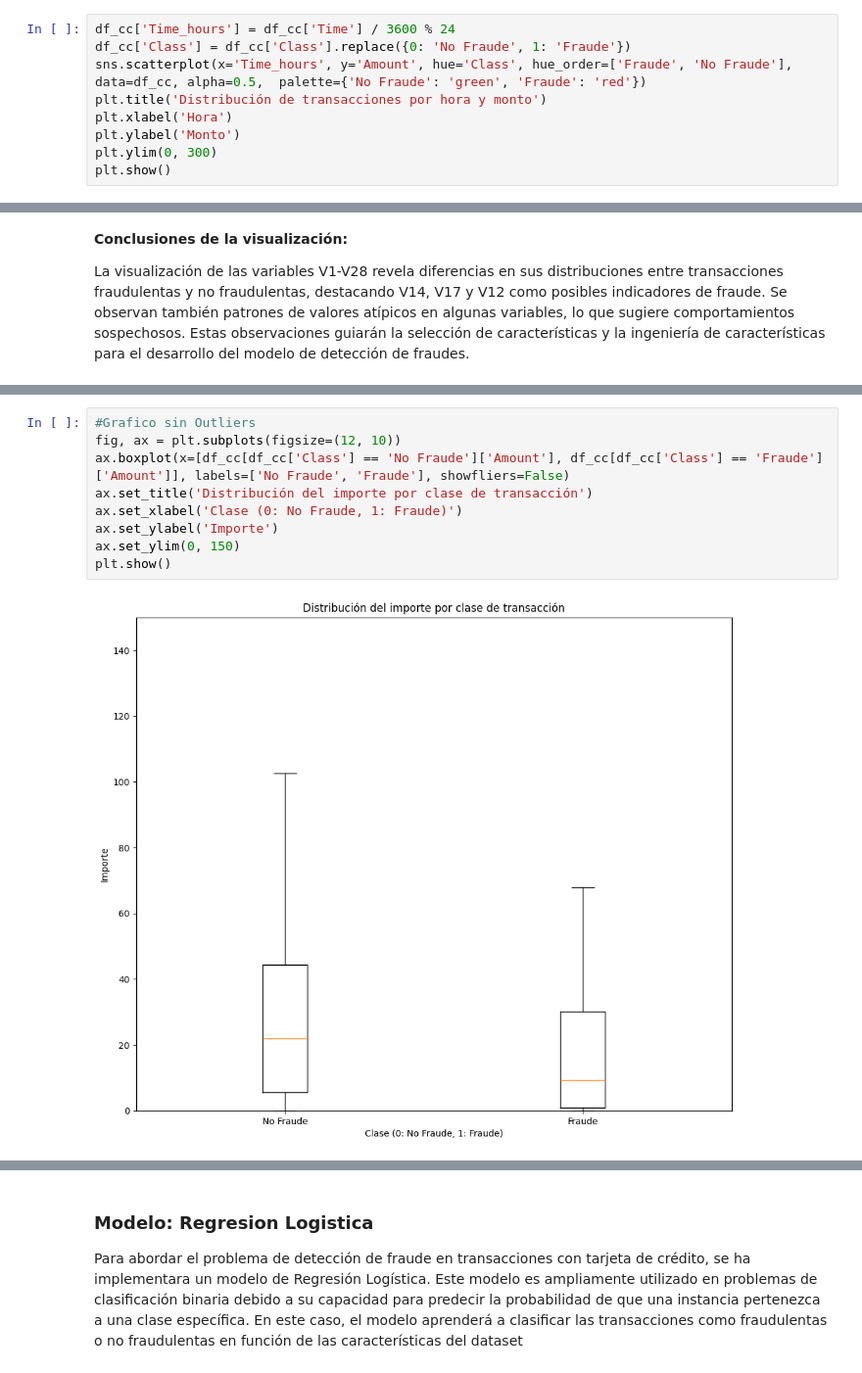
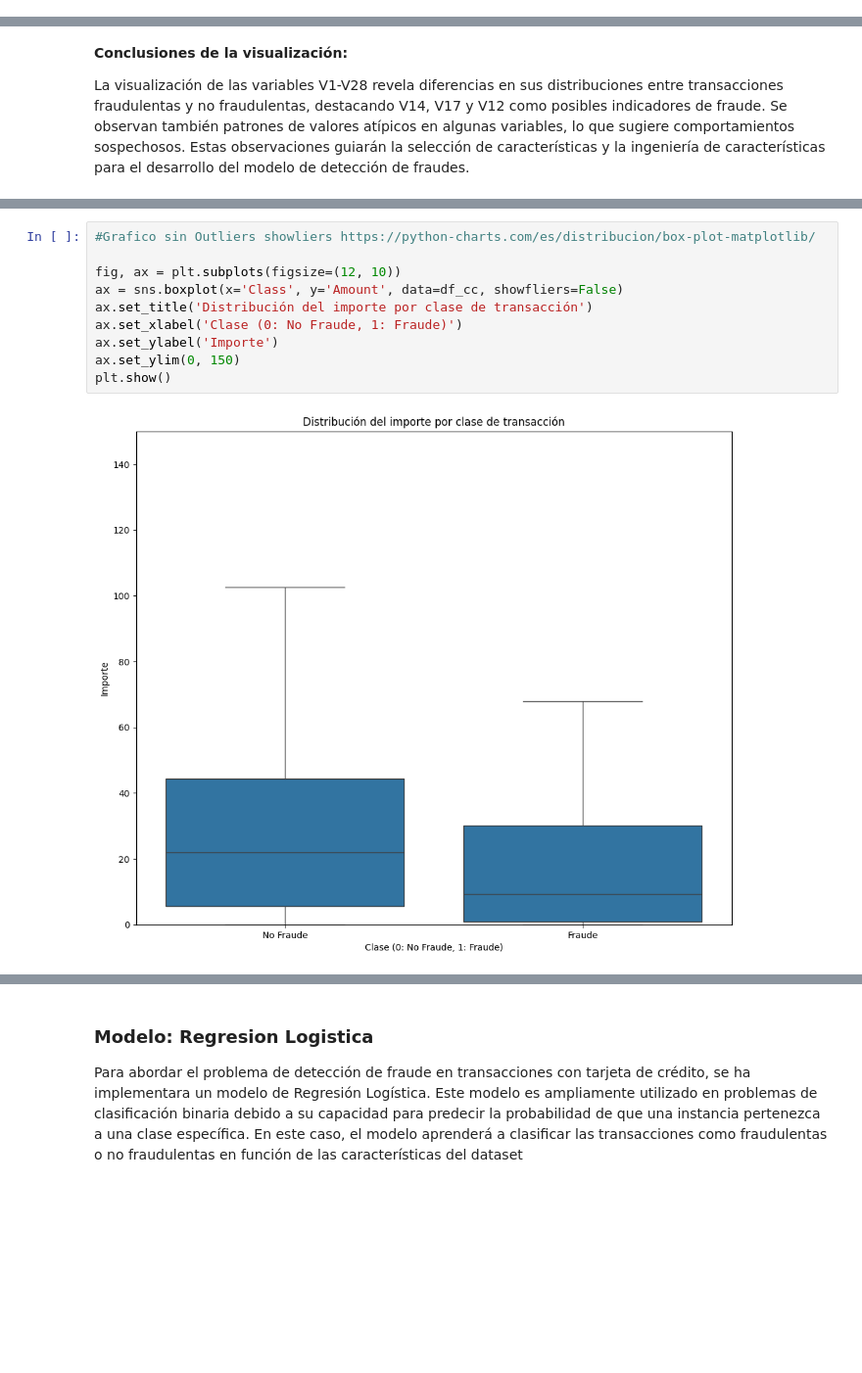
Before and after one commit to dmrivero87/coder_proyectDT, a Jupyter notebook: ProyectoDS_ParteIII_DRivero.ipynb, the cells around one changed output, grey strips where cells are left out. Shown at 98% size. Drawn from its saved outputs; the diff is of its cells as text; blank space fills up the shorter version.

```diff
--- a/ProyectoDS_ParteIII_DRivero.ipynb
+++ b/ProyectoDS_ParteIII_DRivero.ipynb
@@ -187,9 +179,0 @@ plt.show()
-# %%
-df_cc['Time_hours'] = df_cc['Time'] / 3600 % 24
-df_cc['Class'] = df_cc['Class'].replace({0: 'No Fraude', 1: 'Fraude'})
-sns.scatterplot(x='Time_hours', y='Amount', hue='Class', hue_order=['Fraude', 'No Fraude'], data=df_cc, alpha=0.5,  palette={'No Fraude': 'green', 'Fraude': 'red'})
-plt.title('Distribución de transacciones por hora y monto')
-plt.xlabel('Hora')
-plt.ylabel('Monto')
-plt.ylim(0, 300)
-plt.show()
@@ -247,11 +227,12 @@ Estas observaciones guiarán la selección de características y la ingeniería
 # %%
-#Grafico sin Outliers
+#Grafico sin Outliers showliers https://python-charts.com/es/distribucion/box-plot-matplotlib/
+
 fig, ax = plt.subplots(figsize=(12, 10))
-ax.boxplot(x=[df_cc[df_cc['Class'] == 'No Fraude']['Amount'], df_cc[df_cc['Class'] == 'Fraude']['Amount']], labels=['No Fraude', 'Fraude'], showfliers=False)
+ax = sns.boxplot(x='Class', y='Amount', data=df_cc, showfliers=False)
 ax.set_title('Distribución del importe por clase de transacción')
 ax.set_xlabel('Clase (0: No Fraude, 1: Fraude)')
 ax.set_ylabel('Importe')
 ax.set_ylim(0, 150)
 plt.show()
 # %% [output]
-[figure, old version]
+[figure, new version]
```
Also changed, not shown: parts of 26 cells of this notebook.
